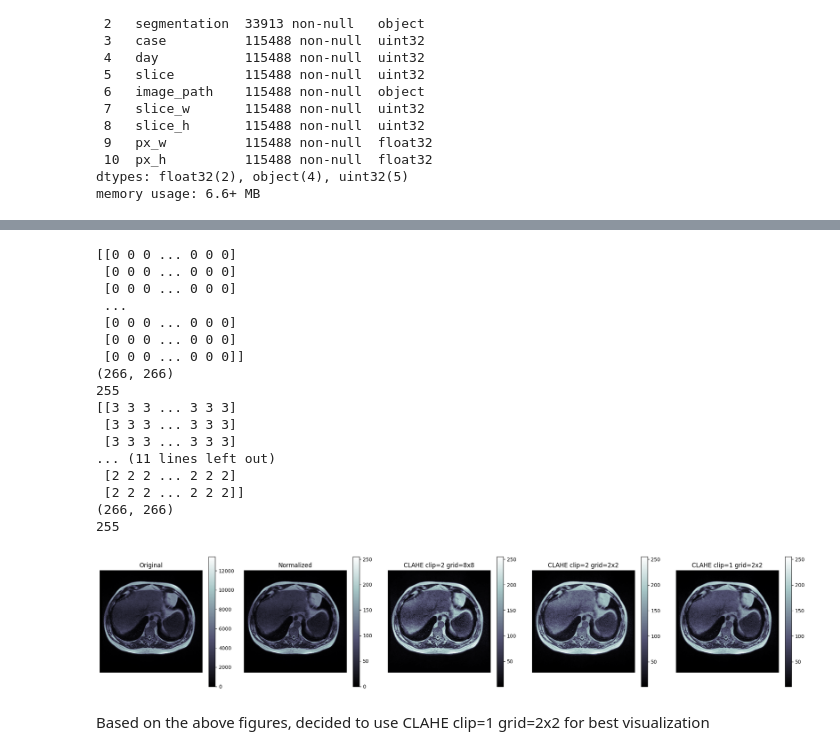
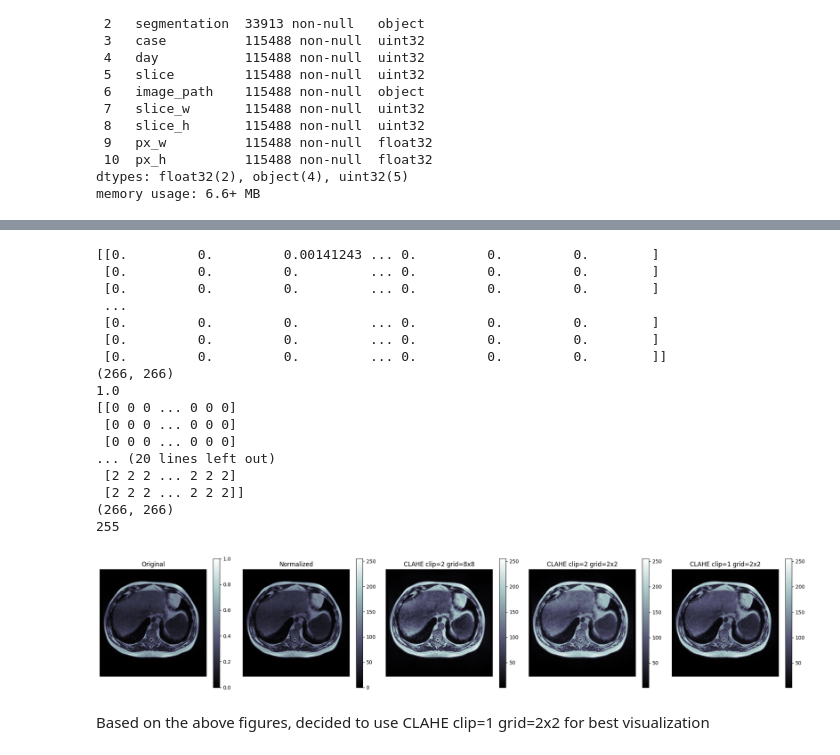
Before and after one commit to abhivij/GI-Tract-Image-Segmentation, a Jupyter notebook: gi-tract-image-segmentation.ipynb, the cells around one changed output, grey strips where cells are left out. Cells and saved outputs as stored; diff of their text form; code cells hidden in the pictures.

```diff
--- a/gi-tract-image-segmentation.ipynb
+++ b/gi-tract-image-segmentation.ipynb
@@ -302,7 +348,16 @@ plt.show()
 # %%
-img = cv2.imread(full_image_file_path, cv2.IMREAD_UNCHANGED)
+img = cv2.imread(full_image_file_path, cv2.IMREAD_UNCHANGED).astype('float32')
 
-img_norm = cv2.normalize(img.astype('float32'), None, alpha = 0, beta = 255, norm_type = cv2.NORM_MINMAX).astype(np.uint8)
+img_norm = img
+mx = np.max(img)
+if mx > 0:
+    img_norm /= mx
+
+print(img_norm)
+print(img_norm.shape)
+print(max([max(r) for r in img_norm]))
+
+img_norm = (img_norm*255).astype(np.uint8)
 print(img_norm)
 print(img_norm.shape)
 print(max([max(r) for r in img_norm]))
@@ -314,44 +369,44 @@ clahe3 = cv2.createCLAHE(clipLimit=1.0, tileGridSize=(2,2))
 res1 = clahe1.apply(img_norm)
 res2 = clahe2.apply(img_norm)
 res3 = clahe3.apply(img_norm)
 
 print(res1)
 print(res1.shape)
 print(max([max(r) for r in res1]))
 
 print(res2)
 print(res2.shape)
 print(max([max(r) for r in res2]))
 
 # Show results
 plt.figure(figsize=(20, 4))
 for i, (title, im) in enumerate(zip(['Original', 'Normalized', 'CLAHE clip=2 grid=8x8', 'CLAHE clip=2 grid=2x2', 'CLAHE clip=1 grid=2x2'], [img, img_norm, res1, res2, res3])):
     plt.subplot(1,5,i+1)
     plt.imshow(im, cmap='bone')
     plt.title(title)
     plt.colorbar()
     plt.axis('off')
 plt.tight_layout()
 plt.show()
 # %% [output]
+[[0.         0.         0.00141243 ... 0.         0.         0.        ]
+ [0.         0.         0.         ... 0.         0.         0.        ]
+ [0.         0.         0.         ... 0.         0.         0.        ]
+ ...
+ [0.         0.         0.         ... 0.         0.         0.        ]
+ [0.         0.         0.         ... 0.         0.         0.        ]
+ [0.         0.         0.         ... 0.         0.         0.        ]]
+(266, 266)
+1.0
 [[0 0 0 ... 0 0 0]
  [0 0 0 ... 0 0 0]
  [0 0 0 ... 0 0 0]
- ...
- [0 0 0 ... 0 0 0]
- [0 0 0 ... 0 0 0]
- [0 0 0 ... 0 0 0]]
-(266, 266)
-255
-[[3 3 3 ... 3 3 3]
- [3 3 3 ... 3 3 3]
- [3 3 3 ... 3 3 3]
-... (11 lines left out)
+... (20 lines left out)
  [2 2 2 ... 2 2 2]
  [2 2 2 ... 2 2 2]]
 (266, 266)
 255
-[figure, old version]
+[figure, new version]
 # %% [markdown]
 Based on the above figures, decided to use CLAHE clip=1 grid=2x2 for best visualization
 # %% [markdown]
```
Also changed, not shown: parts of 81 cells of this notebook.
